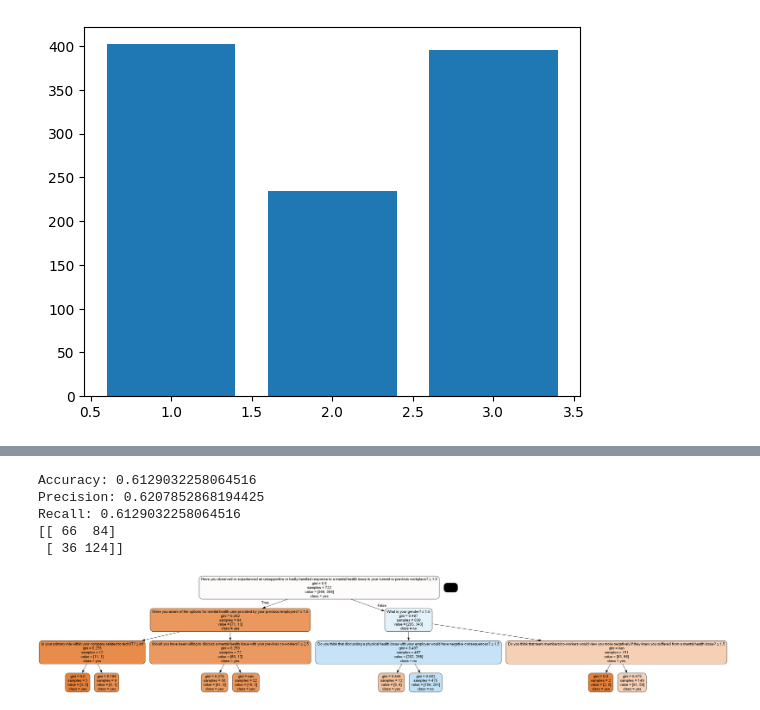
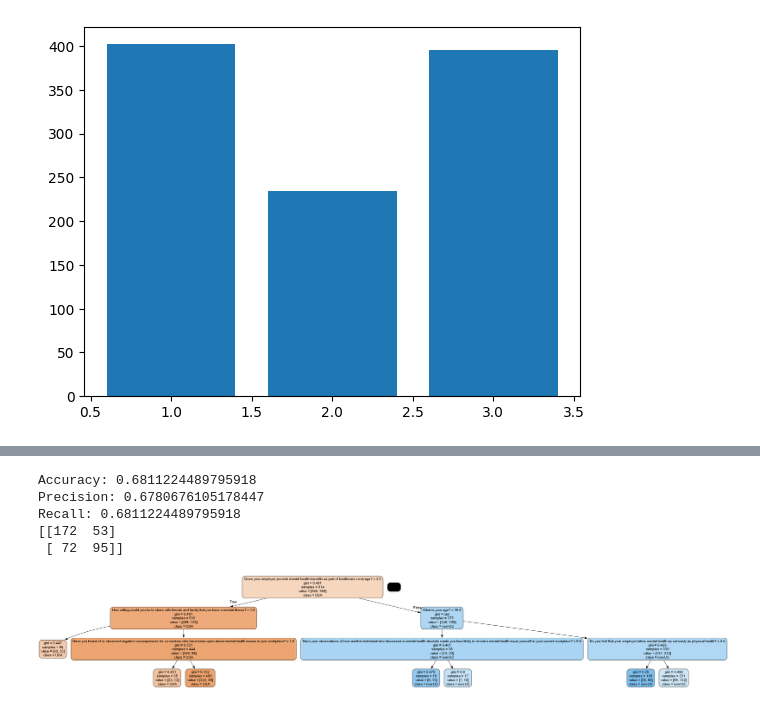
Before and after one commit to petz15/DS4ORG_unibe, a Jupyter notebook: 2016_analysis_peterb.ipynb, the cells around one changed output, grey strips where cells are left out. Saved outputs shown, nothing was run; the diff lists cells and outputs as text; code cells hidden in the pictures.

Commit message:
removed clustering. Added gender as dummy and redid the regressions and classifications with the dummy variables

```diff
--- a/2016_analysis_peterb.ipynb
+++ b/2016_analysis_peterb.ipynb
@@ -1081,6 +1081,18 @@ What is your gender?
 2    0.233538
 3    0.026799
 Name: proportion, dtype: float64
+# %%
+#recasting gender as dummy variable
+
+dummies_gender = pd.get_dummies(df_2016['What is your gender?'])
+
+df_2016 = df_2016.join(dummies_gender)
+
+df_2016 = df_2016.rename(columns= {1:'Male', 2:'Female', 3:'Other'})
+
+df_2016['Male'] = df_2016['Male'].astype(int)
+df_2016['Female'] = df_2016['Female'].astype(int)
+df_2016['Other'] = df_2016['Other'].astype(int)
 # %%
 # Which Country currently living in
 
@@ -1515,7 +1511,8 @@ Recall: 0.5064516129032258
 # %%
-#another classification if somebody has been diagnosed by a professional
+#another classification if based on the answers, it is possible to tell where a person lives
 
-df_2016_class_2 = df_2016.drop(df_2016[df_2016['How many employees does your company or organization have?'] < 1].index)
+#including self-employed people as well
+df_2016_class_3 = df_2016
 
 
 features = [
@@ -1547,48 +1544,49 @@ features = [
        'Did you feel that your previous employers took mental health as seriously as physical health?',
        'Did you hear of or observe negative consequences for co-workers with mental health issues in your previous workplaces?',
        'Would you be willing to bring up a physical health issue with a potential employer in an interview?',
        'Would you bring up a mental health issue with a potential employer in an interview?',
        'Do you think that team members/co-workers would view you more negatively if they knew you suffered from a mental health issue?',
        'How willing would you be to share with friends and family that you have a mental illness?',
        'Have you observed or experienced an unsupportive or badly handled response to a mental health issue in your current or previous workplace?',
        'Have your observations of how another individual who discussed a mental health disorder made you less likely to reveal a mental health issue yourself in your current workplace?',
-      #  'Do you have a family history of mental illness?',
-    #    'Have you had a mental health disorder in the past?',
-    #    'Do you currently have a mental health disorder?',
-    #    'Have you been diagnosed with a mental health condition by a medical professional?',
-      #  'Have you ever sought treatment for a mental health issue from a mental health professional?',
+       'Do you have a family history of mental illness?',
+       'Have you had a mental health disorder in the past?',
+       'Do you currently have a mental health disorder?',
+       'Have you been diagnosed with a mental health condition by a medical professional?',
+       'Have you ever sought treatment for a mental health issue from a mental health professional?',
        'What is your age?',
-       'What is your gender?',
-       'What country do you live in?',
+       'Male',
+       'Female',
+       'Other',
        'Do you work remotely?'
 
 
 ]
 
-X = df_2016_class_2[features]
-y = df_2016_class_2['Have you been diagnosed with a mental health condition by a medical professional?']
-X_train, X_test, y_train, y_test = train_test_split(X, y, test_size=0.3, random_state=1)
+X = df_2016_class_3[features]
+y = df_2016_class_3['What country do you live in?']
+X_train, X_test, y_train, y_test = train_test_split(X, y, test_size=0.3, random_state=42)
 
 DT = DecisionTreeClassifier(criterion="gini", max_depth=3)
 DT = DT.fit(X_train, y_train)
 y_pred = DT.predict(X_test)
 
 
 print("Accuracy:",metrics.accuracy_score(y_test, y_pred))
 print("Precision:",metrics.precision_score(y_test, y_pred, average='weighted'))
 print("Recall:",metrics.recall_score(y_test, y_pred, average='weighted'))
 print(metrics.confusion_matrix(y_test, y_pred))
 
 
 dot_data = StringIO()
-export_graphviz(DT, out_file=dot_data, filled=True, rounded=True, special_characters=True, feature_names = features, class_names=['yes', 'no'])
+export_graphviz(DT, out_file=dot_data, filled=True, rounded=True, special_characters=True, feature_names = features, class_names=['USA', 'non-US'])
 graph = pydotplus.graph_from_dot_data(dot_data.getvalue())
-graph.write_png('DT.png')
+
 Image(graph.create_png())
 # %% [output]
-Accuracy: 0.6129032258064516
-Precision: 0.6207852868194425
-Recall: 0.6129032258064516
-[[ 66  84]
- [ 36 124]]
+Accuracy: 0.6811224489795918
+Precision: 0.6780676105178447
+Recall: 0.6811224489795918
+[[172  53]
+ [ 72  95]]
-[figure, old version]
+[figure, new version]
```
Also changed, not shown: parts of 11 cells of this notebook, 1 other file.
